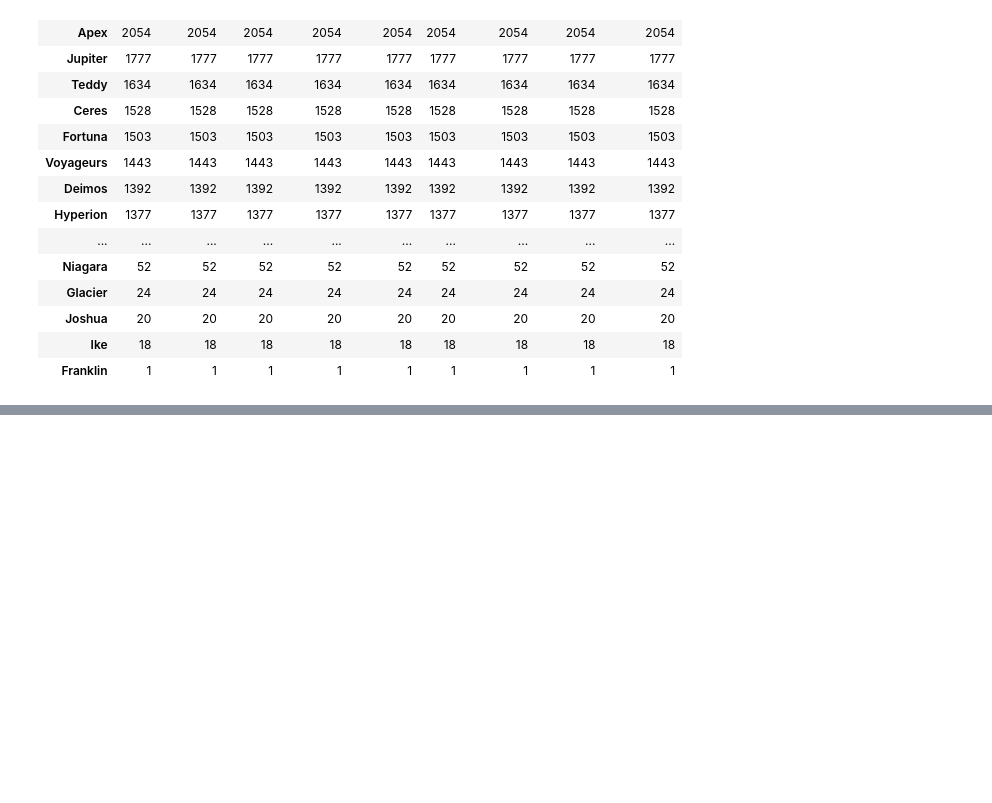
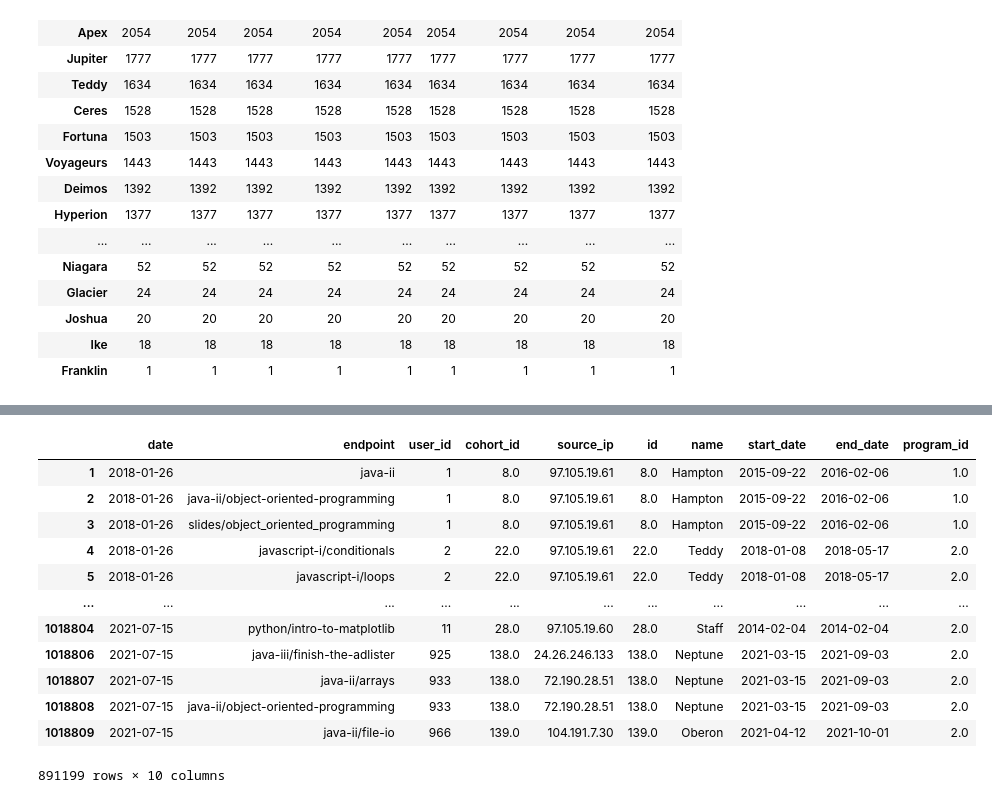
Before and after one commit to Florence-Team-8/anomaly-detection-project, a Jupyter notebook: heathers_notebook.ipynb, the cells around one changed output, grey strips where cells are left out. Saved outputs shown, nothing was run; the diff lists cells and outputs as text; code cells hidden in the pictures; blank space fills up the shorter version.

```diff
--- a/heathers_notebook.ipynb
+++ b/heathers_notebook.ipynb
@@ -502,0 +547,22 @@ df[df.endpoint.str.contains('appendix') == True].groupby('name').count().sort_va
+# %%
+# ok Will need to do this in two steps
+# step one get rid of endpoints that are only '/'
+df2 = df[df.endpoint != '/']
+
+
+# step 2 get rid of everything tat contains the following
+df2[df2.endpoint.str.contains('toc|search|jpg|jpeg|svg') == False]
+# %% [output]
+|  | date | endpoint | user_id | cohort_id | source_ip | id | name | start_date | end_date | program_id |
+| 1 | 2018-01-26 | java-ii | 1 | 8.0 | 97.105.19.61 | 8.0 | Hampton | 2015-09-22 | 2016-02-06 | 1.0 |
+| 2 | 2018-01-26 | java-ii/object-oriented-programming | 1 | 8.0 | 97.105.19.61 | 8.0 | Hampton | 2015-09-22 | 2016-02-06 | 1.0 |
+| 3 | 2018-01-26 | slides/object_oriented_programming | 1 | 8.0 | 97.105.19.61 | 8.0 | Hampton | 2015-09-22 | 2016-02-06 | 1.0 |
+| 4 | 2018-01-26 | javascript-i/conditionals | 2 | 22.0 | 97.105.19.61 | 22.0 | Teddy | 2018-01-08 | 2018-05-17 | 2.0 |
+| 5 | 2018-01-26 | javascript-i/loops | 2 | 22.0 | 97.105.19.61 | 22.0 | Teddy | 2018-01-08 | 2018-05-17 | 2.0 |
+| ... | ... | ... | ... | ... | ... | ... | ... | ... | ... | ... |
+| 1018804 | 2021-07-15 | python/intro-to-matplotlib | 11 | 28.0 | 97.105.19.60 | 28.0 | Staff | 2014-02-04 | 2014-02-04 | 2.0 |
+| 1018806 | 2021-07-15 | java-iii/finish-the-adlister | 925 | 138.0 | 24.26.246.133 | 138.0 | Neptune | 2021-03-15 | 2021-09-03 | 2.0 |
+| 1018807 | 2021-07-15 | java-ii/arrays | 933 | 138.0 | 72.190.28.51 | 138.0 | Neptune | 2021-03-15 | 2021-09-03 | 2.0 |
+| 1018808 | 2021-07-15 | java-ii/object-oriented-programming | 933 | 138.0 | 72.190.28.51 | 138.0 | Neptune | 2021-03-15 | 2021-09-03 | 2.0 |
+| 1018809 | 2021-07-15 | java-ii/file-io | 966 | 139.0 | 104.191.7.30 | 139.0 | Oberon | 2021-04-12 | 2021-10-01 | 2.0 |
+891199 rows × 10 columns
```
Also changed, not shown: parts of 9 cells of this notebook.
